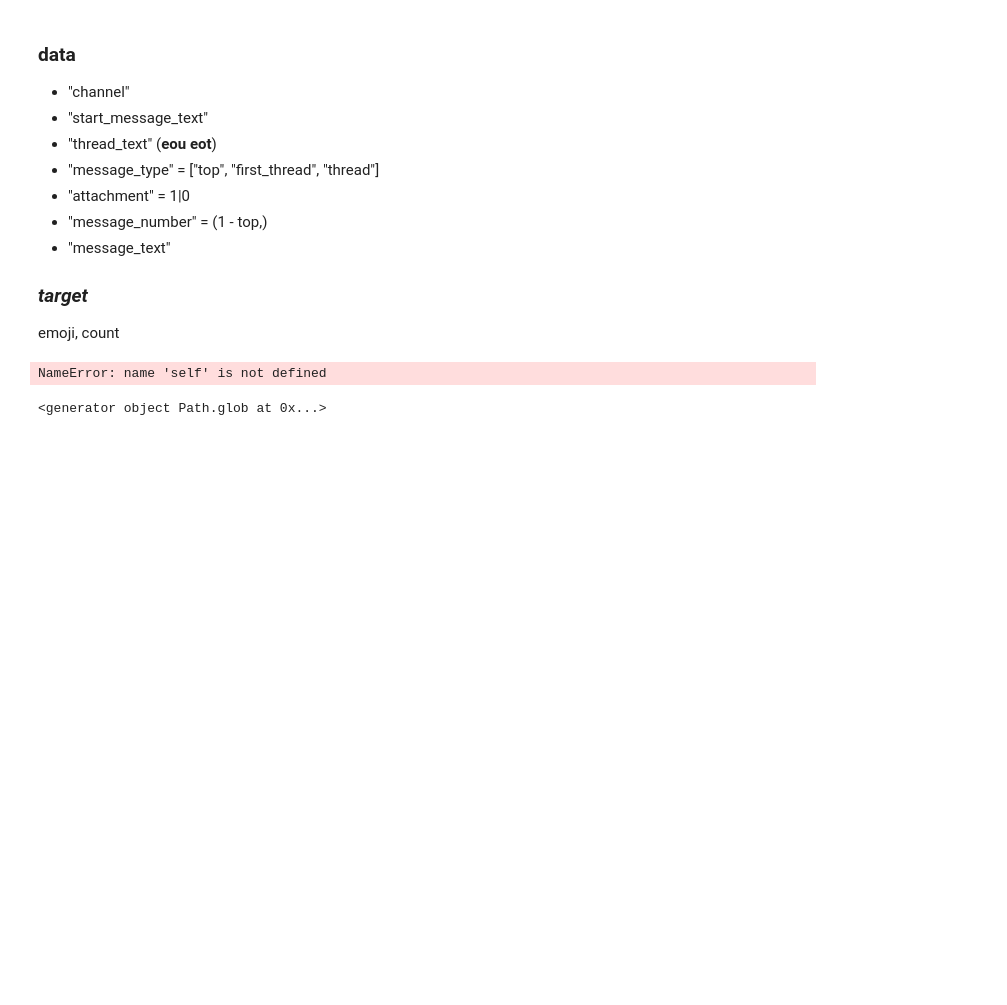
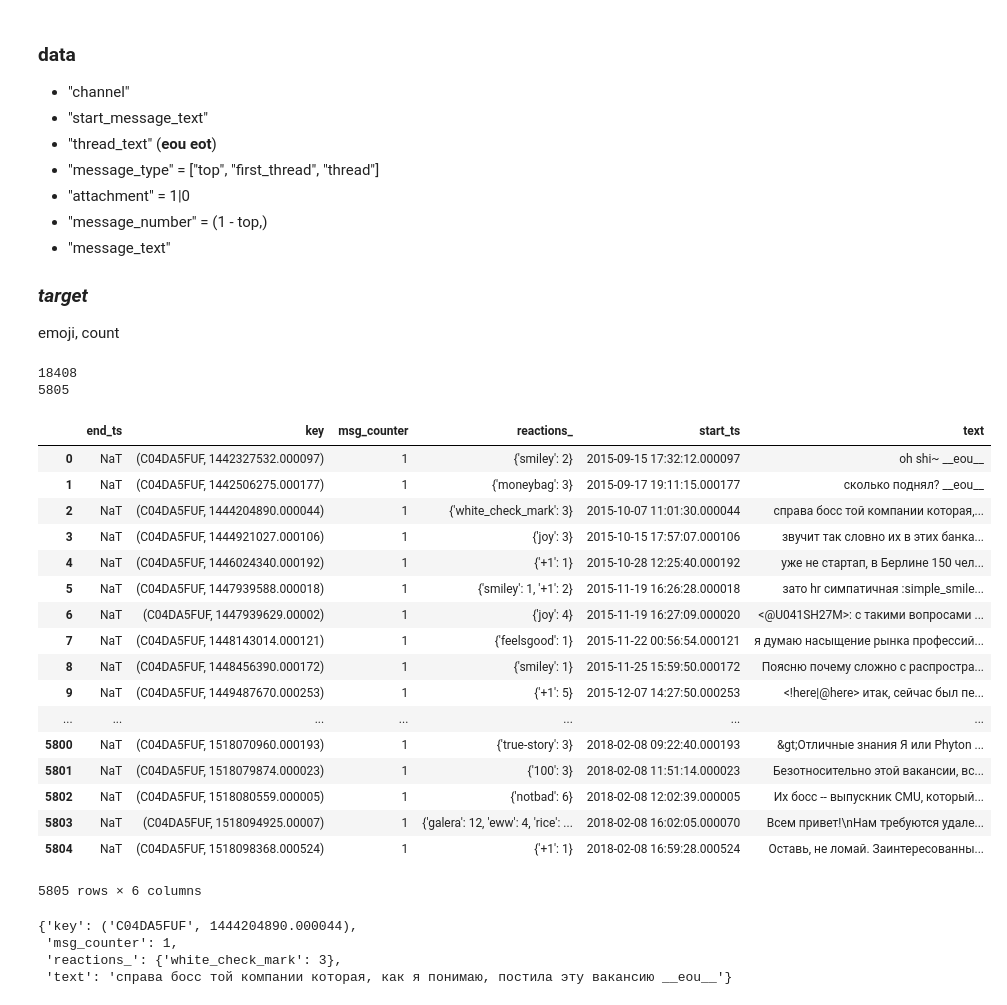
Before and after one commit to Dumbris/odsemoji, a Jupyter notebook: notebooks/NewSlackLoader.ipynb, the cells around one changed output. Drawn from its saved outputs; the diff is of its cells as text; code cells hidden in the pictures; blank space fills up the shorter version.

Commit message:
Got threads data

```diff
--- a/notebooks/NewSlackLoader.ipynb
+++ b/notebooks/NewSlackLoader.ipynb
@@ -18,27 +22,3 @@ from pathlib import Path
 * "message_text"
 ### _target_
 emoji, count
-# %%
-BASE_DIR = Path("/home/algis/repos/personal/MOOC/ODS_dump/input/export_Feb_8_2018")
-channel = Path("career")
-
-messages_glob = BASE_DIR / channel
-messages = []
-for messages_filename in messages_glob.glob('*.json'):
-    with open(str(messages_filename)) as f_messages:
-        for record in json.load(f_messages):
-            if 'ts' in record:
-                if self.start_date and float(record['ts']) < self.start_date:
-                    continue
-                if self.end_date and float(record['ts']) > self.end_date:
-                    continue
-                record['ts'] = float(record['ts'])
-                record['dt'] = datetime.datetime.fromtimestamp(record['ts'])
-            record['channel'] = channel_id
-            messages.append(record)
-# %% [output]
-NameError: name 'self' is not defined
-# %%
-messages_glob = BASE_DIR / channel
-# %% [output]
-<generator object Path.glob at 0x...>
@@ -48,0 +25,39 @@ mentions_with_id.head()
+# %%
+BASE_DIR = Path("/home/algis/repos/personal/MOOC/ODS_dump/input/export_Feb_8_2018")
+
+
+loader = SlackLoader2(BASE_DIR, exclude_channels=[], only_channels=['_jobs'])
+print(len(loader.messages))
+print(len(loader.threads))
+df = pd.DataFrame(loader.threads)
+# %% [output]
+18408
+5805
+# %%
+df
+# %% [output]
+|  | end_ts | key | msg_counter | reactions_ | start_ts | text |
+| 0 | NaT | (C04DA5FUF, 1442327532.000097) | 1 | {'smiley': 2} | 2015-09-15 17:32:12.000097 | oh shi~ __eou__ |
+| 1 | NaT | (C04DA5FUF, 1442506275.000177) | 1 | {'moneybag': 3} | 2015-09-17 19:11:15.000177 | сколько поднял? __eou__ |
+| 2 | NaT | (C04DA5FUF, 1444204890.000044) | 1 | {'white_check_mark': 3} | 2015-10-07 11:01:30.000044 | справа босс той компании которая,... |
+| 3 | NaT | (C04DA5FUF, 1444921027.000106) | 1 | {'joy': 3} | 2015-10-15 17:57:07.000106 | звучит так словно их в этих банка... |
+| 4 | NaT | (C04DA5FUF, 1446024340.000192) | 1 | {'+1': 1} | 2015-10-28 12:25:40.000192 | уже не стартап, в Берлине 150 чел... |
+| 5 | NaT | (C04DA5FUF, 1447939588.000018) | 1 | {'smiley': 1, '+1': 2} | 2015-11-19 16:26:28.000018 | зато hr симпатичная :simple_smile... |
+| 6 | NaT | (C04DA5FUF, 1447939629.00002) | 1 | {'joy': 4} | 2015-11-19 16:27:09.000020 | <@U041SH27M>: с такими вопросами ... |
+| 7 | NaT | (C04DA5FUF, 1448143014.000121) | 1 | {'feelsgood': 1} | 2015-11-22 00:56:54.000121 | я думаю насыщение рынка профессий... |
+| 8 | NaT | (C04DA5FUF, 1448456390.000172) | 1 | {'smiley': 1} | 2015-11-25 15:59:50.000172 | Поясню почему сложно с распростра... |
+| 9 | NaT | (C04DA5FUF, 1449487670.000253) | 1 | {'+1': 5} | 2015-12-07 14:27:50.000253 | <!here|@here> итак, сейчас был пе... |
+| ... | ... | ... | ... | ... | ... | ... |
+| 5800 | NaT | (C04DA5FUF, 1518070960.000193) | 1 | {'true-story': 3} | 2018-02-08 09:22:40.000193 | &gt;Отличные знания Я или Phyton ... |
+| 5801 | NaT | (C04DA5FUF, 1518079874.000023) | 1 | {'100': 3} | 2018-02-08 11:51:14.000023 | Безотносительно этой вакансии, вс... |
+| 5802 | NaT | (C04DA5FUF, 1518080559.000005) | 1 | {'notbad': 6} | 2018-02-08 12:02:39.000005 | Их босс -- выпускник CMU, который... |
+| 5803 | NaT | (C04DA5FUF, 1518094925.00007) | 1 | {'galera': 12, 'eww': 4, 'rice': ... | 2018-02-08 16:02:05.000070 | Всем привет!\nНам требуются удале... |
+| 5804 | NaT | (C04DA5FUF, 1518098368.000524) | 1 | {'+1': 1} | 2018-02-08 16:59:28.000524 | Оставь, не ломай. Заинтересованны... |
+5805 rows × 6 columns
+# %%
+loader.threads[2]
+# %% [output]
+{'key': ('C04DA5FUF', 1444204890.000044),
+ 'msg_counter': 1,
+ 'reactions_': {'white_check_mark': 3},
+ 'text': 'справа босс той компании которая, как я понимаю, постила эту вакансию __eou__'}
```
Also changed, not shown: parts of 2 cells of this notebook, 1 other file.
